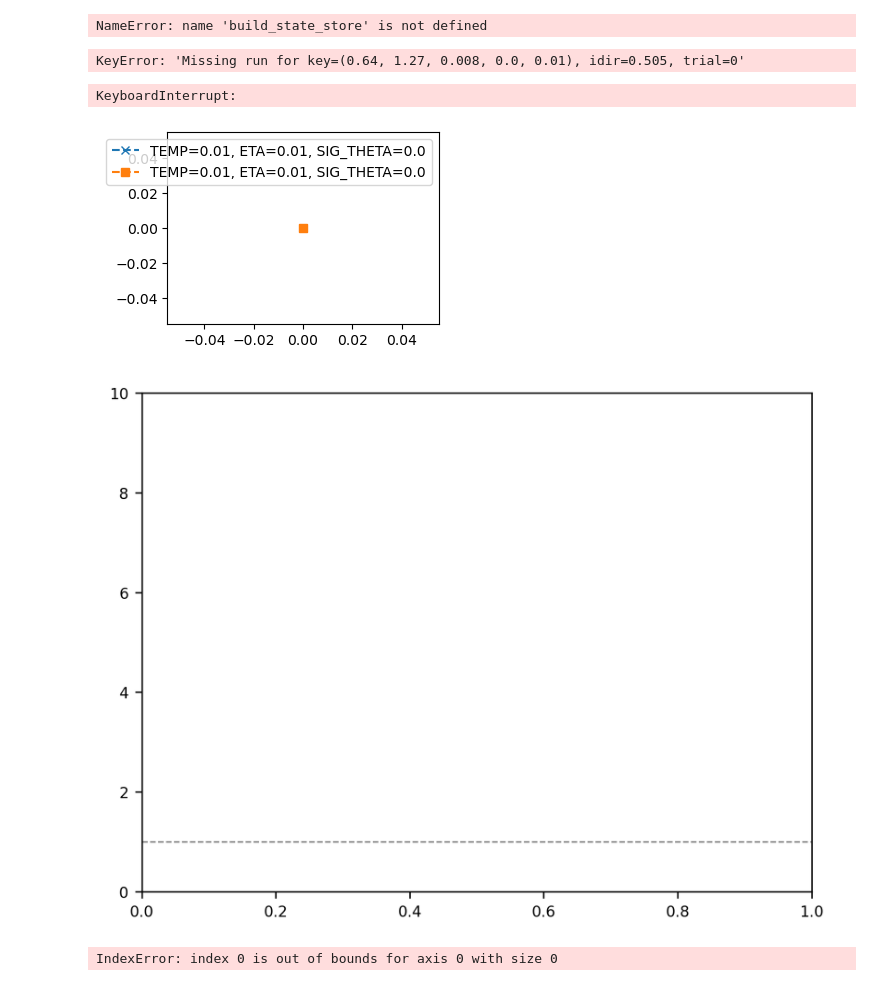
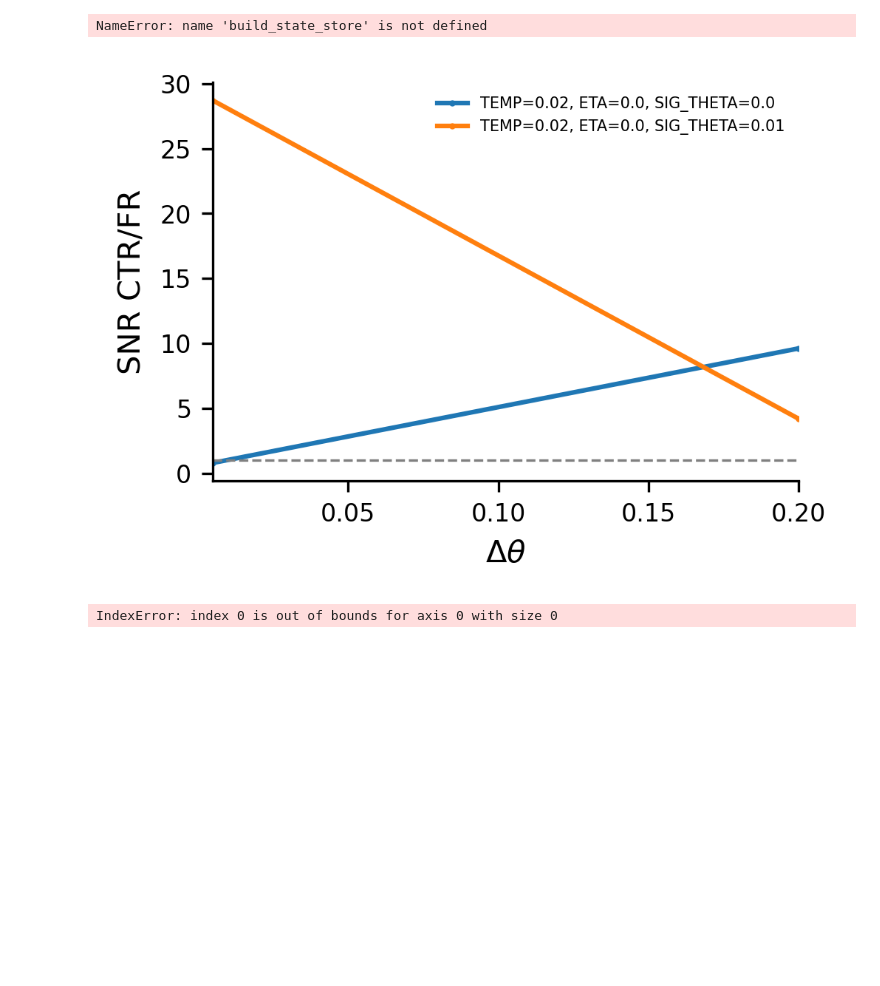
Before and after one commit to scastedo/continuous_attractor_project, a Jupyter notebook: data_analysis_new.ipynb, the cells around one changed output. Cells and saved outputs as stored; diff of their text form; code cells hidden in the pictures; blank space fills up the shorter version.

```diff
--- a/data_analysis_new.ipynb
+++ b/data_analysis_new.ipynb
@@ -10,7 +10,9 @@ from scipy.stats import norm
 
 # RUNS_DIR = Path("/data/scastedo/runs_feb_9_mitig_3")
 # RUNS_DIR = Path("/data/scastedo/runs_feb_5_fast_2")
-RUNS_DIR = Path("/data/scastedo/A little Older/runs_feb_equilibrium_2")
+# RUNS_DIR = Path("/data/scastedo/A little Older/runs_feb_equilibrium_2")
+# RUNS_DIR = Path('/home/castedo/Desktop/data_test/runs_feb_equilibrium_2')
+RUNS_DIR = Path('/home/castedo/Desktop/data_test/runs_feb_9_mitig_3')
 
 def build_state_tensors(
     runs_dir: Path = RUNS_DIR,
@@ -411,8 +413,6 @@ tensors, AMPAR_VALUES, RIN_VALUES, ETA_VALUES, TEMP_VALUES, SIG_THETA_VALUES, ID
 NameError: name 'build_state_store' is not defined
 # %%
 tensors, AMPAR_VALUES, RIN_VALUES, ETA_VALUES, TEMP_VALUES, SIG_THETA_VALUES, IDIR_VALUES, TRIAL_INDICES, BLOCK_SIZE, THRESH_ACTIVE_FRACTION_VALUES, I_STR_VALUES, I_SIGMA_VALUES = build_state_tensors()
-# %% [output]
-KeyError: 'Missing run for key=(0.64, 1.27, 0.008, 0.0, 0.01), idir=0.505, trial=0'
 # %%
 from itertools import combinations
 def compute_snrs(
@@ -459,14 +459,14 @@ def compute_snr_per_delta(state: np.ndarray, idir_values: np.ndarray, window_siz
         raise ValueError("len(idir_values) must match state.shape[3]")
     average_size = window_size
     n_neurons, n_generations, n_trials, n_idir = state.shape
-    # n_blocks = n_generations // average_size  # integer division
-    # cut = n_blocks * average_size             # how many generations to keep
+    n_blocks = n_generations // average_size  # integer division
+    cut = n_blocks * average_size             # how many generations to keep
 
-    # data_trimmed = state[:, :cut, :, :]
-    # data_reshaped = data_trimmed.reshape(n_neurons, n_blocks, average_size, n_trials, n_idir)
-    # data_avg = data_reshaped.mean(axis=2)
-    # data_avg = data_avg[:,:500,:]
-    data_avg = state[:,:,:,:]
+    data_trimmed = state[:, :cut, :, :]
+    data_reshaped = data_trimmed.reshape(n_neurons, n_blocks, average_size, n_trials, n_idir)
+    data_avg = data_reshaped.mean(axis=2)
+    data_avg = data_avg[:,:,:]
+    # data_avg = state[:,:,:,:]
     # deltas, snrs = [], []
     # # use combinations to avoid duplicate (i, j) vs (j, i); include both if you prefer symmetry
     # for idir_i, idir_j in combinations(range(idirs), 2):
@@ -500,15 +500,13 @@ snr_final_fr = np.zeros((len(TEMP_VALUES), len(ETA_VALUES),len(SIG_THETA_VALUES)
 delta_final_ctr = np.zeros((len(TEMP_VALUES), len(ETA_VALUES),len(SIG_THETA_VALUES),  number_dirs))
 snr_final_ctr = np.zeros((len(TEMP_VALUES), len(ETA_VALUES),len(SIG_THETA_VALUES), number_dirs, len(TRIAL_INDICES)))
 
-WINDOW = 1
+WINDOW = BLOCK_SIZE
 
 for i, temp in enumerate(TEMP_VALUES):
     for j, eta in enumerate(ETA_VALUES):
         for k, sigma_theta in enumerate(SIG_THETA_VALUES):
             delta_final_fr[i,j,k,:], snr_final_fr[i,j,k,:,:] = compute_snr_per_delta(tensors[0.64,1.27,temp,eta,sigma_theta], IDIR_VALUES, window_size=WINDOW)
             delta_final_ctr[i,j,k,:], snr_final_ctr[i,j,k,:,:] = compute_snr_per_delta(tensors[1,1,temp,eta,sigma_theta], IDIR_VALUES, window_size=WINDOW)
-# %% [output]
-KeyboardInterrupt:
 # %%
 from matplotlib import pyplot as plt
 
@@ -535,12 +533,9 @@ def plottings(x,y, label, color):
 
 
 fig, ax = plt.subplots(figsize=(3.5, 2.5))  # good size for 1-column figure
-# eta = ETA_VALUES[0]
-# temp = TEMP_VALUES[2]
-# sigma_theta = SIG_THETA_VALUES[-1]
+
 deltas_plot = []
 proportion_plot = []
-# ETA = 0
 for ETA in ETA_VALUES:
     for TEMP in TEMP_VALUES:
         for SIG_THETA in SIG_THETA_VALUES:
@@ -549,12 +544,12 @@ for ETA in ETA_VALUES:
             fr_snr = snr_to_performance(snr_final_fr[TEMP_VALUES.index(TEMP),ETA_VALUES.index(ETA),SIG_THETA_VALUES.index(SIG_THETA)])
             deltas_plot.append(delta)
             proportion_plot.append(ctr_snr/fr_snr)
-            # plt.plot(delta, ctr_snr/fr_snr, 'o-',label=f"TEMP={TEMP}, ETA={ETA}, SIG_THETA={SIG_THETA}")
-            plt.plot(delta, ctr_snr, 'x--',label=f"TEMP={TEMP}, ETA={ETA}, SIG_THETA={SIG_THETA}")
-            plt.plot(delta, fr_snr, 's--',label=f"TEMP={TEMP}, ETA={ETA}, SIG_THETA={SIG_THETA}")
+            plt.plot(delta, ctr_snr/fr_snr, 'o-',label=f"TEMP={TEMP}, ETA={ETA}, SIG_THETA={SIG_THETA}")
+            # plt.plot(delta, ctr_snr, 'x--',label=f"TEMP={TEMP}, ETA={ETA}, SIG_THETA={SIG_THETA}")
+            # plt.plot(delta, fr_snr, 's--',label=f"TEMP={TEMP}, ETA={ETA}, SIG_THETA={SIG_THETA}")
             # plt.yscale('log')
-            plt.legend()
-            plt.show()
+            # plt.legend()
+            # plt.show()
 
 
 
@@ -578,36 +573,35 @@ for ETA in ETA_VALUES:
 
 
 #     plt.plot(deltas_sorted, proportion_sorted, 'o-')
 # deltas_sorted = [np.array(deltas_plot)[np.argsort(deltas_plot)]]
 # proportion_sorted = [np.array(proportion_plot)[np.argsort(deltas_plot)]]
 # plt.plot(deltas_sorted[0], proportion_sorted[0], 'o-')
 # plt.yscale('log')
 # plt.ylim(0,5)
 # plt.xlim(0,0.05)
 plt.rcParams.update({
     "font.size": 9,
     "axes.labelsize": 10,
     "axes.titlesize": 10,
     "xtick.labelsize": 8,
     "ytick.labelsize": 8,
     "figure.dpi": 300,
     "lines.markersize": 1,
 })
 # plt.xlim(0,0.05)
-plt.ylim(0,10)
+# plt.ylim(0,20)
 plt.axhline(y=1, color='gray', linestyle='--', lw=0.8)
 ax.set_xlabel(r"$\Delta \theta$")
 ax.set_ylabel("SNR CTR/FR")
 ax.spines["top"].set_visible(False)
 ax.spines["right"].set_visible(False)
 # tighter x margins and layout
 ax.margins(x=0)
 ax.legend(frameon=False, fontsize=5, loc='upper right')
 fig.tight_layout()
 # ax.invert_xaxis()
 # %% [output]
-[figure, old version]
+[figure, new version]
-[figure, removed]
 # %%
 # signal correlation
 for ETA in ETA_VALUES:
```
Also changed, not shown: parts of 5 cells of this notebook, 11 other files.
